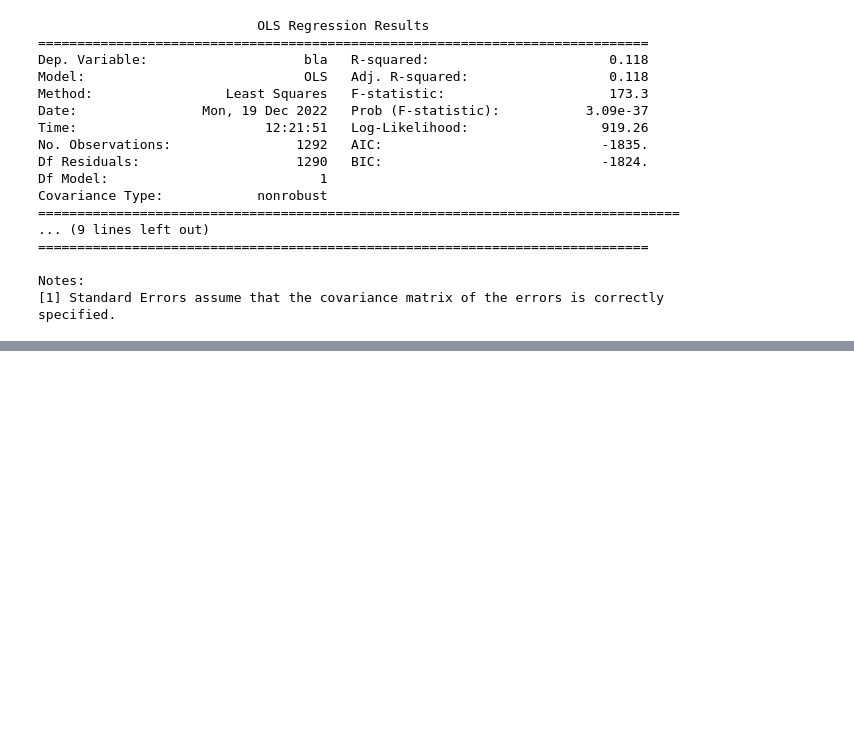
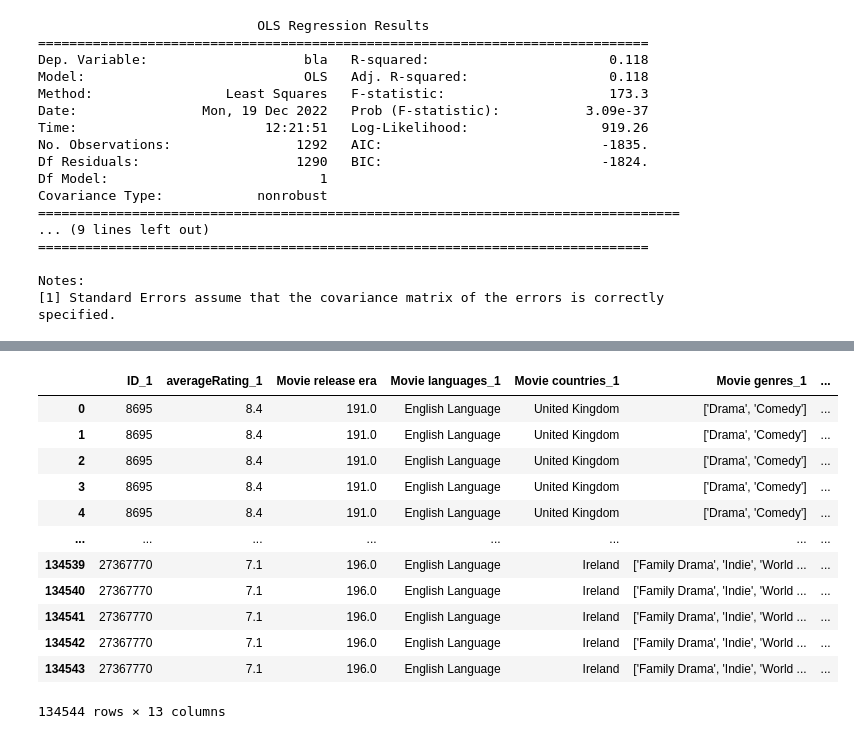
Before and after one commit to epfl-ada/ada-2022-project-cnxtn, a Jupyter notebook: personnas_analyis.ipynb, the cells around one changed output, grey strips where cells are left out. Cells and saved outputs as stored; diff of their text form; code cells hidden in the pictures; blank space fills up the shorter version.

```diff
--- a/personnas_analyis.ipynb
+++ b/personnas_analyis.ipynb
@@ -248,0 +306,32 @@ Notes:
+# %%
+played_before_classification = (movies_with_character_first_date['first_date_classification'] < movies_with_character_first_date['Movie release year'])
+played_before_character = (movies_with_character_first_date['first_date_character'] < movies_with_character_first_date['Movie release year'])
+movies_with_character_first_date['played_before'] = played_before_classification
+# %%
+
+movies_similar_roles_played = movies_with_character_first_date.groupby(['ID','averageRating','Movie release era','Movie languages','Movie countries','Movie genres']).agg({'played_before': 'sum'}).reset_index()
+# %%
+movies_played_before = movies_similar_roles_played[movies_similar_roles_played['played_before']>0]
+movies_not_played_before = movies_similar_roles_played[movies_similar_roles_played['played_before'] == 0]
+# %%
+comparator_played_before = pd.merge(
+    movies_played_before,
+    movies_not_played_before,
+    on=['Movie release era'],
+    suffixes=("_1", "_2")
+)
+comparator_played_before
+# %% [output]
+|  | ID_1 | averageRating_1 | Movie release era | Movie languages_1 | Movie countries_1 | Movie genres_1 | ... |
+| 0 | 8695 | 8.4 | 191.0 | English Language | United Kingdom | ['Drama', 'Comedy'] | ... |
+| 1 | 8695 | 8.4 | 191.0 | English Language | United Kingdom | ['Drama', 'Comedy'] | ... |
+| 2 | 8695 | 8.4 | 191.0 | English Language | United Kingdom | ['Drama', 'Comedy'] | ... |
+| 3 | 8695 | 8.4 | 191.0 | English Language | United Kingdom | ['Drama', 'Comedy'] | ... |
+| 4 | 8695 | 8.4 | 191.0 | English Language | United Kingdom | ['Drama', 'Comedy'] | ... |
+| ... | ... | ... | ... | ... | ... | ... | ... |
+| 134539 | 27367770 | 7.1 | 196.0 | English Language | Ireland | ['Family Drama', 'Indie', 'World ... | ... |
+| 134540 | 27367770 | 7.1 | 196.0 | English Language | Ireland | ['Family Drama', 'Indie', 'World ... | ... |
+| 134541 | 27367770 | 7.1 | 196.0 | English Language | Ireland | ['Family Drama', 'Indie', 'World ... | ... |
+| 134542 | 27367770 | 7.1 | 196.0 | English Language | Ireland | ['Family Drama', 'Indie', 'World ... | ... |
+| 134543 | 27367770 | 7.1 | 196.0 | English Language | Ireland | ['Family Drama', 'Indie', 'World ... | ... |
+134544 rows × 13 columns
```
Also changed, not shown: parts of 13 cells of this notebook, 2 other files.
